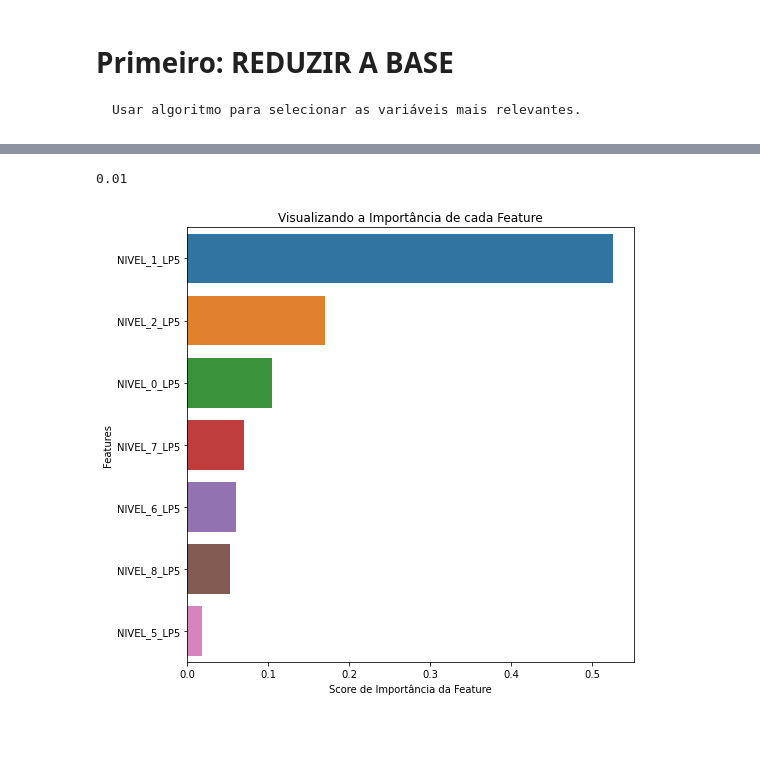
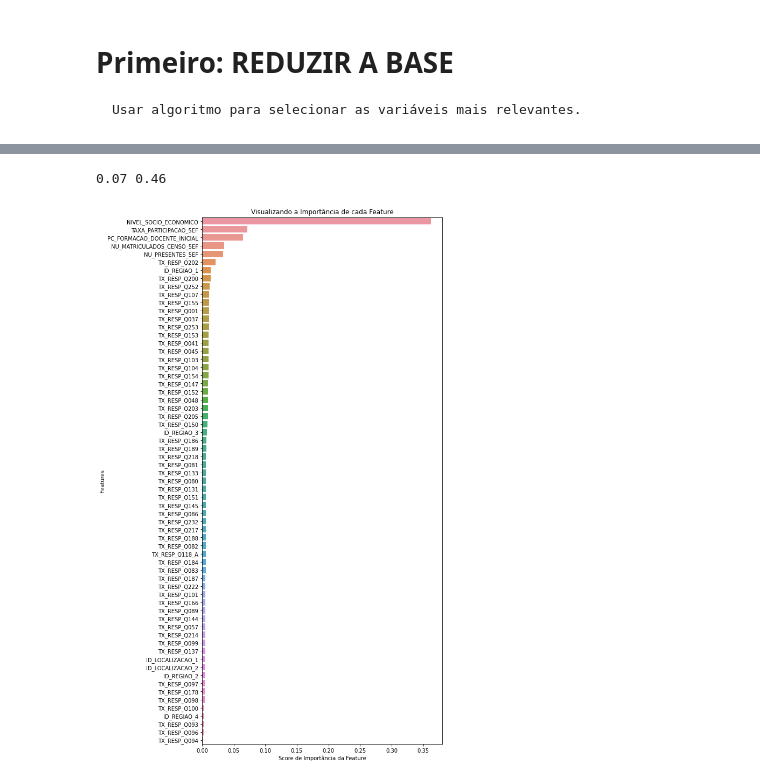
Before and after one commit to DanielaSenna/Projeto-SiDi, a Jupyter notebook: AnaliseDados_Saeb.ipynb, the cells around one changed output, grey strips where cells are left out. Drawn from its saved outputs; the diff is of its cells as text; code cells hidden in the pictures; blank space fills up the shorter version.

```diff
--- a/AnaliseDados_Saeb.ipynb
+++ b/AnaliseDados_Saeb.ipynb
@@ -337,22 +620,26 @@ y_test = dataset_test["MEDIA_5EF_LP"].values
 
 k_score = []
 
-for k in range(2, dataset_train.shape[1]):
+for k in range(2, X_train.shape[1]):
 
     select = SelectKBest(f_regression, k=k)
 
     X_train_ = select.fit_transform(X_train, y_train)
     X_test_ = select.transform(X_test)
 
+    features_mask = select.get_support(True)
+    X_trainII = X_train.iloc[:, features_mask]
+    X_testII = X_test.iloc[:, features_mask]
+
     ml = RandomForestRegressor(n_estimators=100, n_jobs=-1, random_state=42)
-    ml.fit(X_train_, y_train)
+    ml.fit(X_trainII, y_train)
 
-    y_pred = ml.predict(X_test_)
+    y_pred = ml.predict(X_testII)
 
-    score = mean_absolute_error(y_test, y_pred)
-    k_score.append([k,round(score, 2)])
+    mae = mean_absolute_error(y_test, y_pred)
+    r2 = r2_score(y_test, y_pred)
 
-    print(k, round(score, 2))
+    k_score.append([k,round(mae, 2), round(r2, 2)])
 
-k_score = sorted(k_score, key= lambda item : item[1])
+    print(k, round(mae, 2), round(r2, 2))
 # %% [output]
@@ -375,0 +663,3 @@ k_score = sorted(k_score, key= lambda item : item[1])
+# %%
+k_score = sorted(k_score, key= lambda item : item[2], reverse=True)
+k_score
@@ -399,6 +707,6 @@ X_test_ = select.transform(X_test)
 features_mask = select.get_support(True)
 print(features_mask)
 
-names_features = select.get_support()
-print(X_train.columns[names_features].tolist())
+names_features = X_train.iloc[:, features_mask].columns
+names_features
 # %% [output]
@@ -426,31 +755,35 @@ pd.DataFrame(select.pvalues_, index=X_train.columns, columns=["pvalue"]).sort_va
 # %%
+X_trainII = X_train.iloc[:, features_mask]
+X_testII = X_test.iloc[:, features_mask]
+
 ml = RandomForestRegressor(n_estimators=100, n_jobs=-1, random_state=42)
-ml.fit(X_train_, y_train)
+ml.fit(X_trainII, y_train)
 
-y_pred = ml.predict(X_test_)
+y_pred = ml.predict(X_testII)
 
-score = mean_absolute_error(y_test, y_pred)
-print(round(score, 2))
+mae = mean_absolute_error(y_test, y_pred)
+r2 = r2_score(y_test, y_pred)
+print(round(mae, 2), round(r2, 2))
 # %% [output]
-0.01
+0.07 0.46
 # %%
 import seaborn as sns
 import matplotlib.pyplot as plt
 
-features_ = dataset_train.drop(["MEDIA_5EF_LP"], axis=1)
-features_ = features_.columns[features_mask].tolist()
+#features_ = dataset_train.drop(["MEDIA_5EF_LP"], axis=1)
+#features_ = features_.columns[features_mask].tolist()
 
 
-feature_imp = pd.Series(ml.feature_importances_, index=features_).sort_values(ascending=False)
+feature_imp = pd.Series(ml.feature_importances_, index=names_features).sort_values(ascending=False)
 
-fig = plt.figure(figsize=(8,8))
+fig = plt.figure(figsize=(8,18))
 sns.barplot(x=feature_imp, y=feature_imp.index)
 plt.xlabel('Score de Importância da Feature')
 plt.ylabel('Features')
 plt.title("Visualizando a Importância de cada Feature")
 plt.show()
 # %% [output]
-[figure, old version]
+[figure, new version]
 # %%
 #reduzir  => limpar => integrar => limpar => reduzir
 #esse é melhor
```
Also changed, not shown: parts of 42 cells of this notebook.
